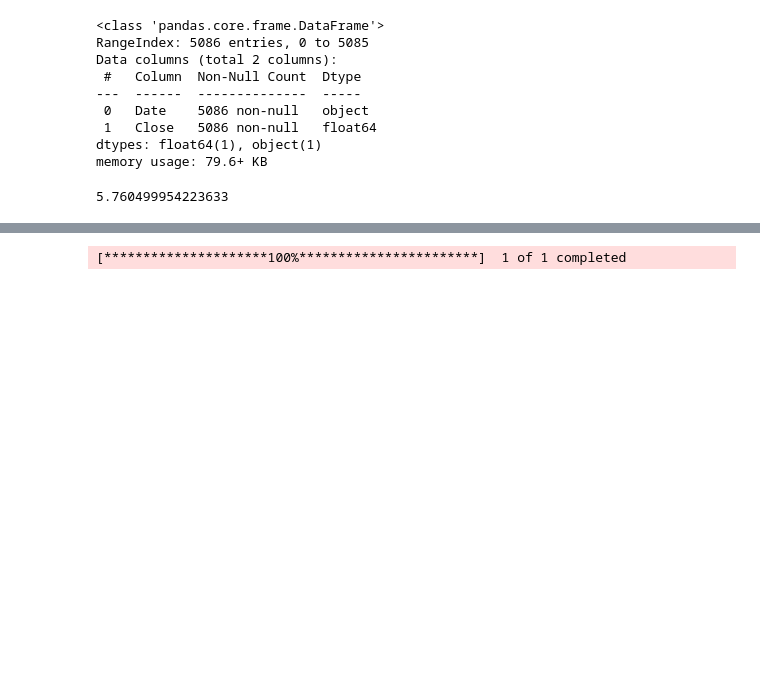
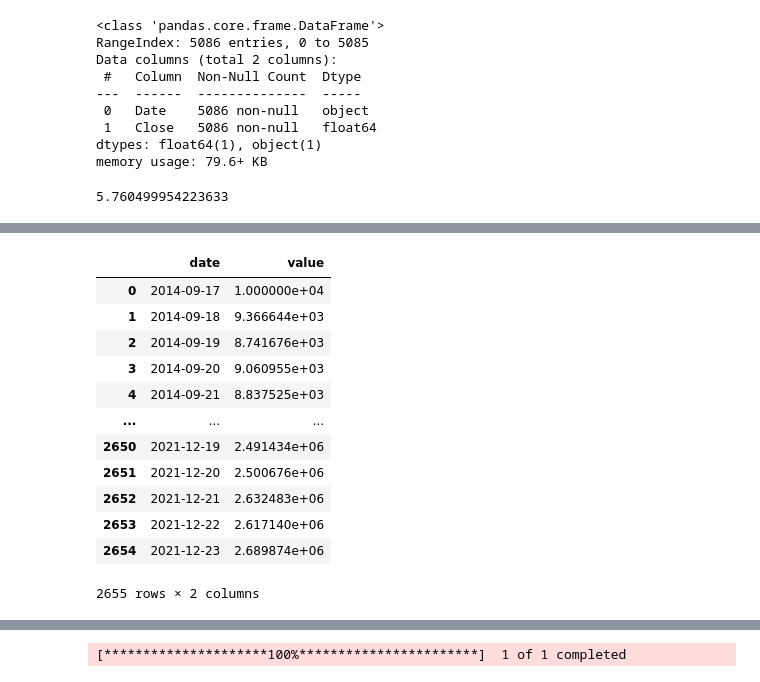
Before and after one commit to KacioHenrique/investVisualization, a Jupyter notebook: Oficial_of_Atividade_III.ipynb, the cells around one changed output, grey strips where cells are left out. Saved outputs shown, nothing was run; the diff lists cells and outputs as text; code cells hidden in the pictures; blank space fills up the shorter version.

```diff
--- a/Oficial_of_Atividade_III.ipynb
+++ b/Oficial_of_Atividade_III.ipynb
@@ -259,3 +259,9 @@ fig.show()
 # %% [output]
 [*********************100%***********************]  1 of 1 completed
 [interactive output not drawn]
+# %%
+def buyItems(start_date, value, db):
+  try:
+   return value/db[db['date'] == start_date]['real_value'].values[0]
+  except IndexError:
+   print(f"{start_date} is Lower than the dataset min {db['date'].min()}\n")
@@ -261,0 +302,29 @@ fig.show()
+# %%
+def progressValue(start_date, end_date, value, db):
+  quantItems = buyItems(start_date, value, db)
+  dictData = {'date': [], 'value': []}
+  for index, row in db.iterrows():
+    if row['date'] >= pd.to_datetime(start_date) and row['date'] <= pd.to_datetime(end_date):
+      aux = row['real_value']
+      dictData['value'].append(quantItems * row['real_value'])
+      dictData['date'].append(row['date'])
+    elif row['date'] > pd.to_datetime(end_date):
+      break
+  return pd.DataFrame(dictData)
+# %%
+db_progress_btc = progressValue('2014-09-17', '2021-12-23', 10000, btc)
+db_progress_btc
+# %% [output]
+|  | date | value |
+| 0 | 2014-09-17 | 1.000000e+04 |
+| 1 | 2014-09-18 | 9.366644e+03 |
+| 2 | 2014-09-19 | 8.741676e+03 |
+| 3 | 2014-09-20 | 9.060955e+03 |
+| 4 | 2014-09-21 | 8.837525e+03 |
+| ... | ... | ... |
+| 2650 | 2021-12-19 | 2.491434e+06 |
+| 2651 | 2021-12-20 | 2.500676e+06 |
+| 2652 | 2021-12-21 | 2.632483e+06 |
+| 2653 | 2021-12-22 | 2.617140e+06 |
+| 2654 | 2021-12-23 | 2.689874e+06 |
+2655 rows × 2 columns
```
Also changed, not shown: parts of 18 cells of this notebook.
